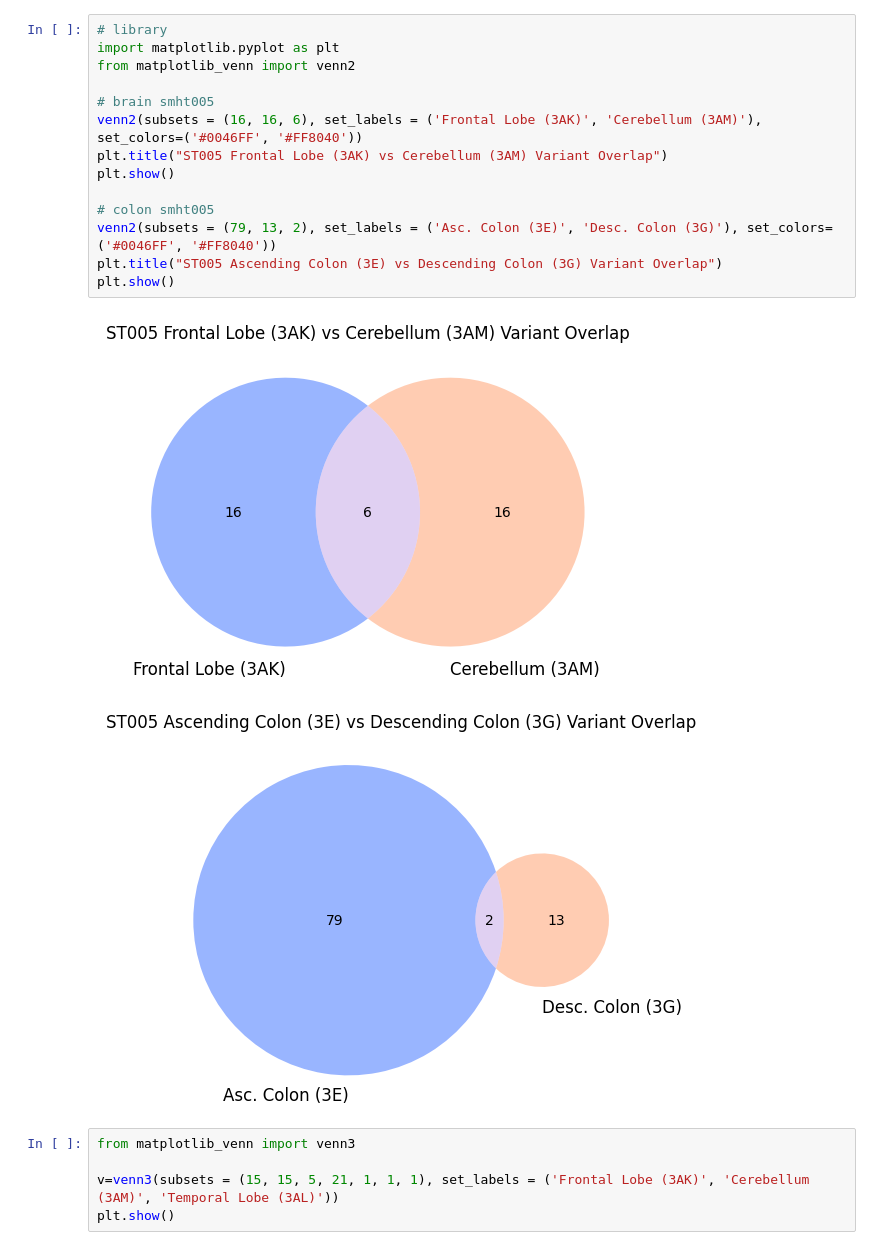
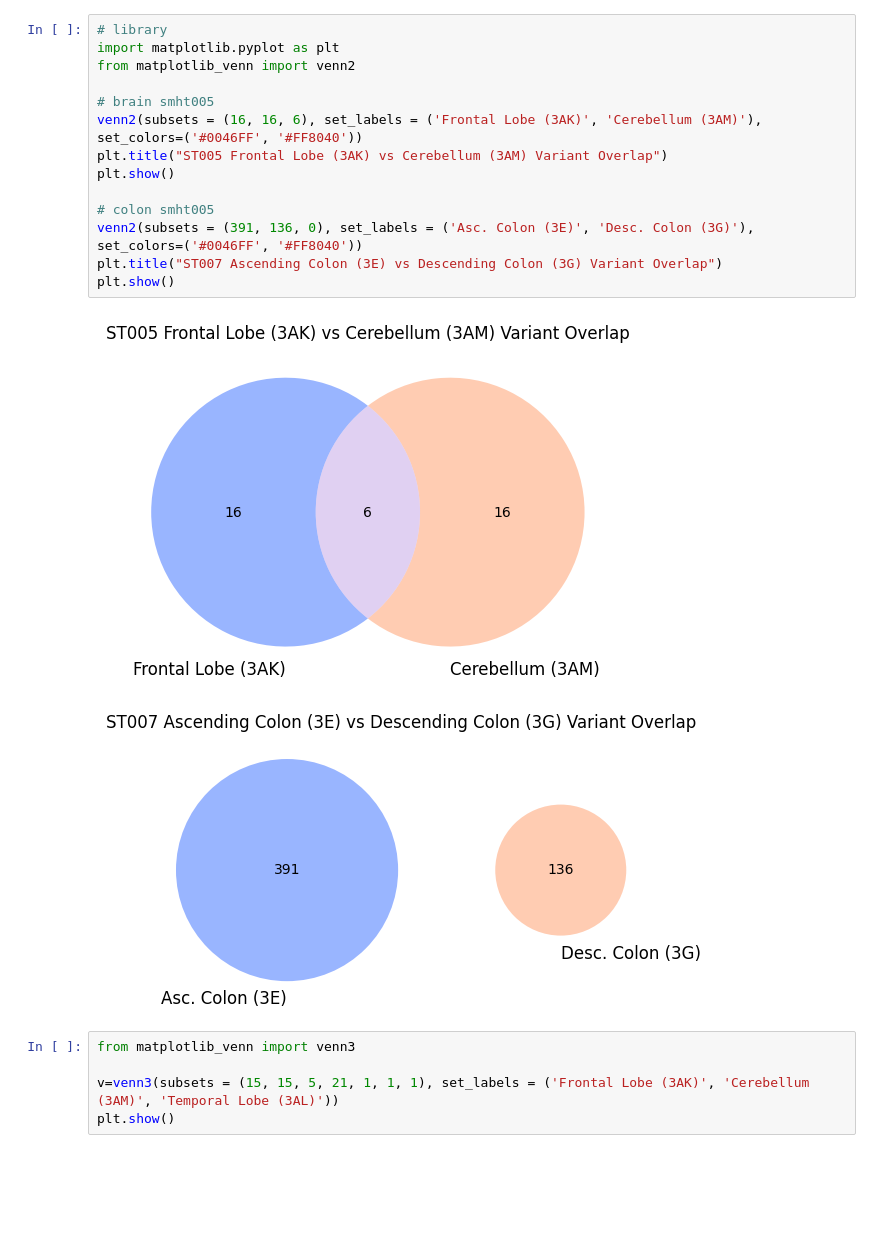
Before and after one commit to stefinfection/altair_viz, a Jupyter notebook: donor_tissue/plot.ipynb, the cells around one changed output. Cells and saved outputs as stored; diff of their text form; blank space fills up the shorter version.

Commit message:
upset, venn, histos, lines

```diff
--- a/donor_tissue/plot.ipynb
+++ b/donor_tissue/plot.ipynb
@@ -57,20 +57,20 @@ chart
 # %%
 # library
 import matplotlib.pyplot as plt
 from matplotlib_venn import venn2
 
 # brain smht005
 venn2(subsets = (16, 16, 6), set_labels = ('Frontal Lobe (3AK)', 'Cerebellum (3AM)'), set_colors=('#0046FF', '#FF8040'))
 plt.title("ST005 Frontal Lobe (3AK) vs Cerebellum (3AM) Variant Overlap")
 plt.show()
 
 # colon smht005
-venn2(subsets = (79, 13, 2), set_labels = ('Asc. Colon (3E)', 'Desc. Colon (3G)'), set_colors=('#0046FF', '#FF8040'))
-plt.title("ST005 Ascending Colon (3E) vs Descending Colon (3G) Variant Overlap")
+venn2(subsets = (391, 136, 0), set_labels = ('Asc. Colon (3E)', 'Desc. Colon (3G)'), set_colors=('#0046FF', '#FF8040'))
+plt.title("ST007 Ascending Colon (3E) vs Descending Colon (3G) Variant Overlap")
 plt.show()
 # %% [output]
 [figure]
-[figure, old version]
+[figure, new version]
 # %%
 from matplotlib_venn import venn3
 
```
Also changed, not shown: parts of 6 cells of this notebook.
